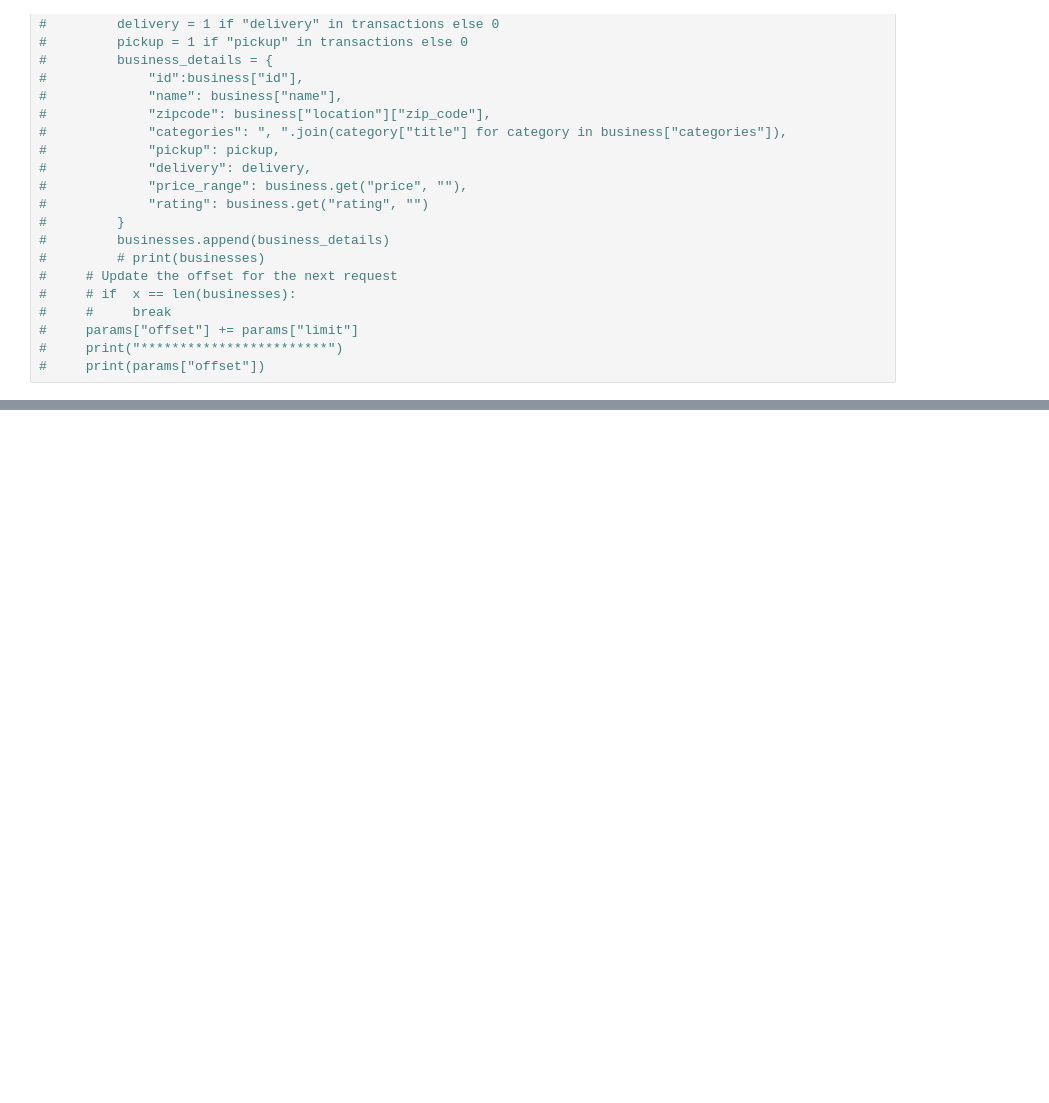
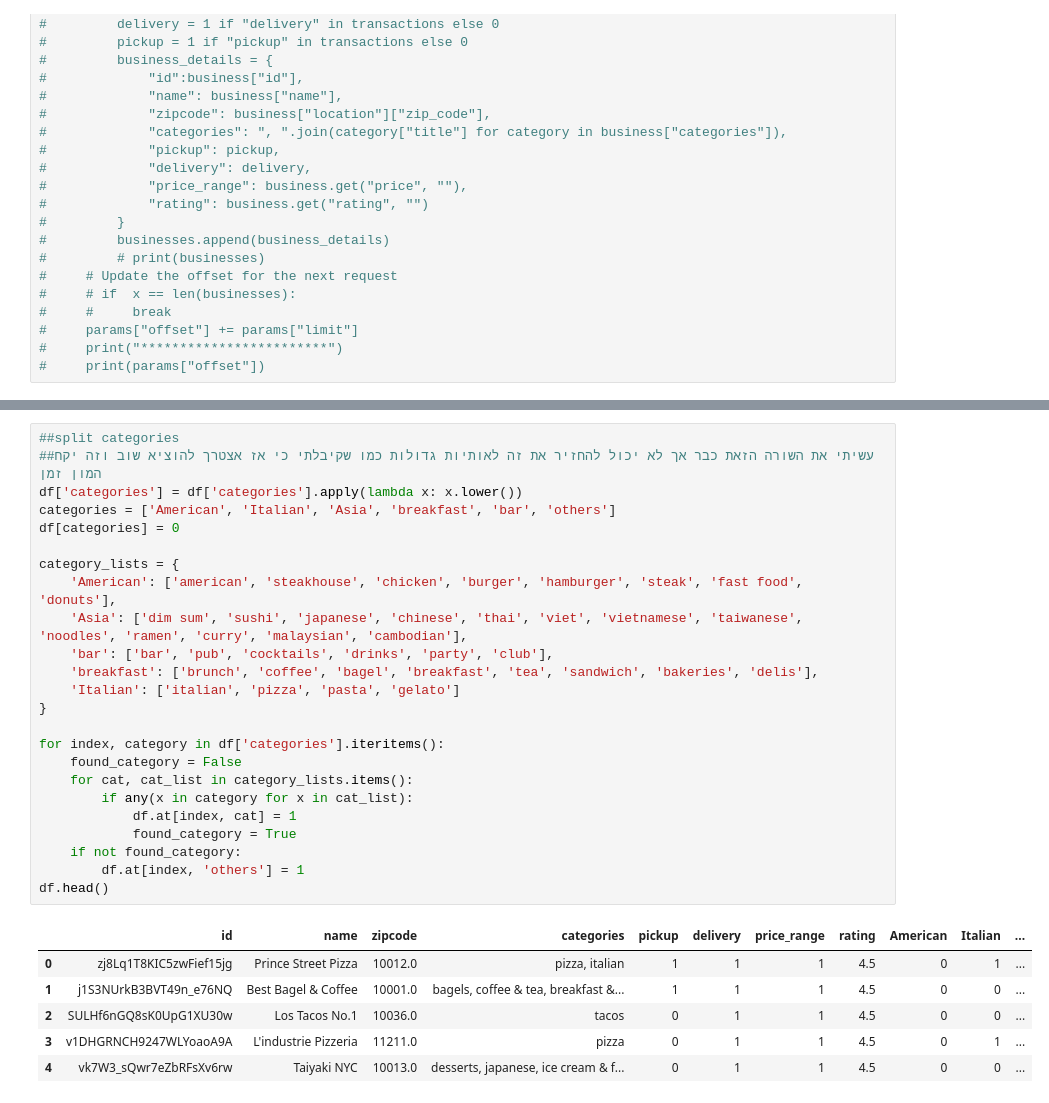
Before and after one commit to NadavMargaliot/Project_Data_Science, a Jupyter notebook: Data Science .ipynb, the cells around one changed output, grey strips where cells are left out. Cells and saved outputs as stored; diff of their text form; blank space fills up the shorter version.

```diff
--- a/Data Science .ipynb
+++ b/Data Science .ipynb
@@ -154,0 +177,31 @@ print(data.get("hours", []))
+# %%
+##split categories
+##עשיתי את השורה הזאת כבר אך לא יכול להחזיר את זה לאותיות גדולות כמו שקיבלתי כי אז אצטרך להוציא שוב וזה יקח המון זמן
+df['categories'] = df['categories'].apply(lambda x: x.lower())
+categories = ['American', 'Italian', 'Asia', 'breakfast', 'bar', 'others']
+df[categories] = 0
+
+category_lists = {
+    'American': ['american', 'steakhouse', 'chicken', 'burger', 'hamburger', 'steak', 'fast food', 'donuts'],
+    'Asia': ['dim sum', 'sushi', 'japanese', 'chinese', 'thai', 'viet', 'vietnamese', 'taiwanese', 'noodles', 'ramen', 'curry', 'malaysian', 'cambodian'],
+    'bar': ['bar', 'pub', 'cocktails', 'drinks', 'party', 'club'],
+    'breakfast': ['brunch', 'coffee', 'bagel', 'breakfast', 'tea', 'sandwich', 'bakeries', 'delis'],
+    'Italian': ['italian', 'pizza', 'pasta', 'gelato']
+}
+
+for index, category in df['categories'].iteritems():
+    found_category = False
+    for cat, cat_list in category_lists.items():
+        if any(x in category for x in cat_list):
+            df.at[index, cat] = 1
+            found_category = True
+    if not found_category:
+        df.at[index, 'others'] = 1
+df.head()
+# %% [output]
+|  | id | name | zipcode | categories | pickup | delivery | price_range | rating | American | Italian | ... |
+| 0 | zj8Lq1T8KIC5zwFief15jg | Prince Street Pizza | 10012.0 | pizza, italian | 1 | 1 | 1 | 4.5 | 0 | 1 | ... |
+| 1 | j1S3NUrkB3BVT49n_e76NQ | Best Bagel & Coffee | 10001.0 | bagels, coffee & tea, breakfast &... | 1 | 1 | 1 | 4.5 | 0 | 0 | ... |
+| 2 | SULHf6nGQ8sK0UpG1XU30w | Los Tacos No.1 | 10036.0 | tacos | 0 | 1 | 1 | 4.5 | 0 | 0 | ... |
+| 3 | v1DHGRNCH9247WLYoaoA9A | L'industrie Pizzeria | 11211.0 | pizza | 0 | 1 | 1 | 4.5 | 0 | 1 | ... |
+| 4 | vk7W3_sQwr7eZbRFsXv6rw | Taiyaki NYC | 10013.0 | desserts, japanese, ice cream & f... | 0 | 1 | 1 | 4.5 | 0 | 0 | ... |
```
Also changed, not shown: parts of 18 cells of this notebook.
